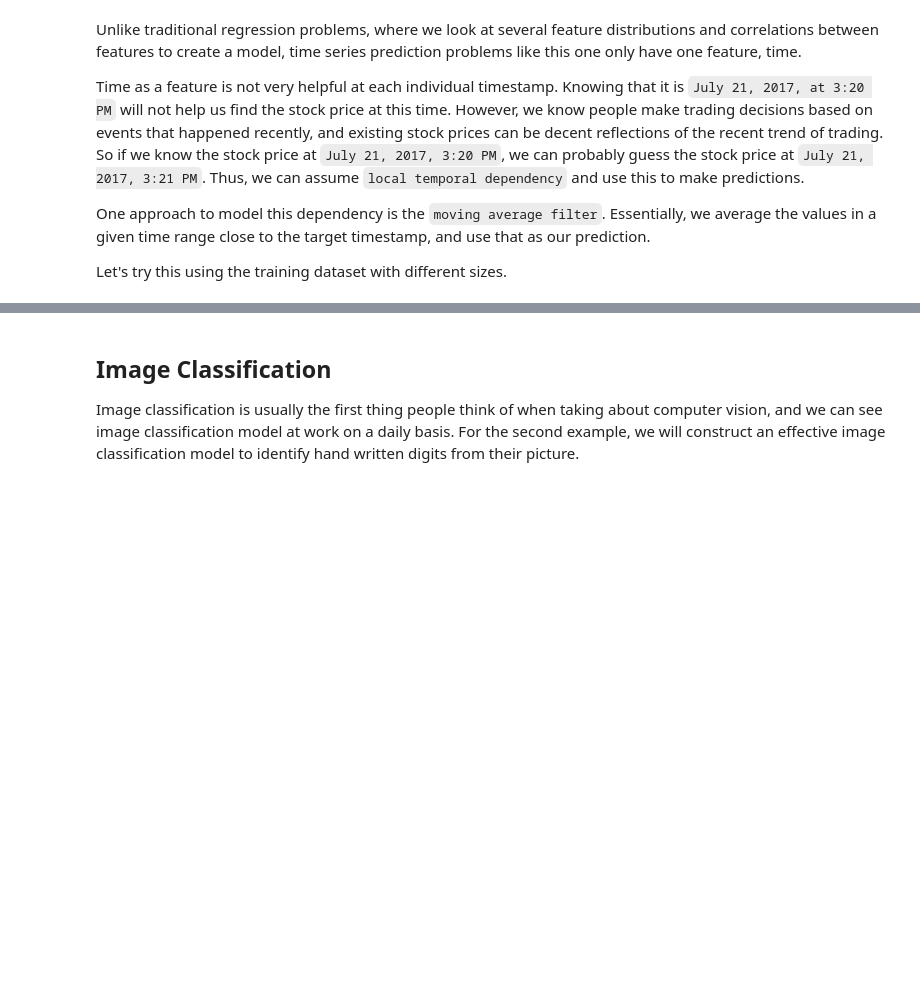
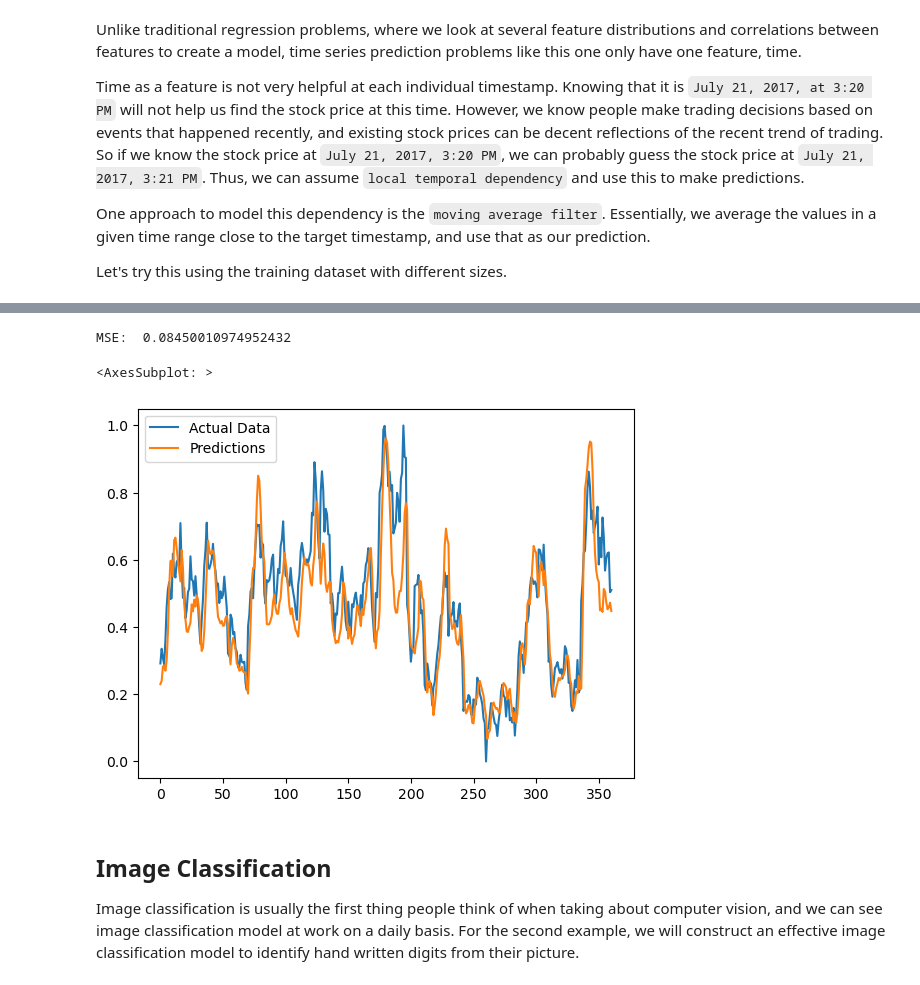
Before and after one commit to DS3Workshops/ds3-wi23-ml-workshop, a Jupyter notebook: notebook/introduction-to-ml/introML_v2.ipynb, the cells around one changed output, grey strips where cells are left out. Saved outputs shown, nothing was run; the diff lists cells and outputs as text; code cells hidden in the pictures; blank space fills up the shorter version.

```diff
--- a/notebook/introduction-to-ml/introML_v2.ipynb
+++ b/notebook/introduction-to-ml/introML_v2.ipynb
@@ -142,0 +206,27 @@ for i in range(size, len(norm_stock_train)):
+# %%
+# training
+model = LSTM(input_dim=size, hidden_dim=10, output_dim=1, num_layers=2)
+criterion = torch.nn.MSELoss(reduction='mean')
+optimiser = torch.optim.Adam(model.parameters(), lr=0.001)
+
+import time
+start_time = time.time()
+
+model.train(True)
+for t in range(100):
+    train_prediction = []
+    running_loss, counter = 0, 0
+    for x, y in zip(X_train, y_train):
+        y_train_pred = model(x.reshape(1, -1))
+        train_prediction.append(y_train_pred)
+        loss = criterion(y_train_pred, y.reshape(1, -1))
+        running_loss += loss.item()
+        counter += 1
+        optimiser.zero_grad()
+        loss.backward()
+        optimiser.step()
+
+    print("Epoch ", t, "MSE: ", running_loss/counter)
+
+training_time = time.time()-start_time
+print("Training time: {}".format(training_time))
@@ -142,0 +251,22 @@ for i in range(size, len(norm_stock_train)):
+# %%
+# evaluation
+model.train(False)
+test_predictions = []
+running_loss, counter = 0, 0
+for x, y in zip(X_test, y_test):
+    y_test_pred = model(x.reshape(1, -1))
+    test_predictions.append(y_test_pred.detach().item())
+    loss = criterion(y_train_pred, y.reshape(1, -1))
+    running_loss += loss.item()
+    counter += 1
+
+print("MSE: ", running_loss/counter)
+# %% [output]
+MSE:  0.08450010974952432
+# %%
+# visualize result
+sns.lineplot(data=y_test, label='Actual Data')
+sns.lineplot(data=test_predictions, label='Predictions')
+# %% [output]
+<AxesSubplot: >
+[figure, added]
```
Also changed, not shown: parts of 13 cells of this notebook, 1 other file.
